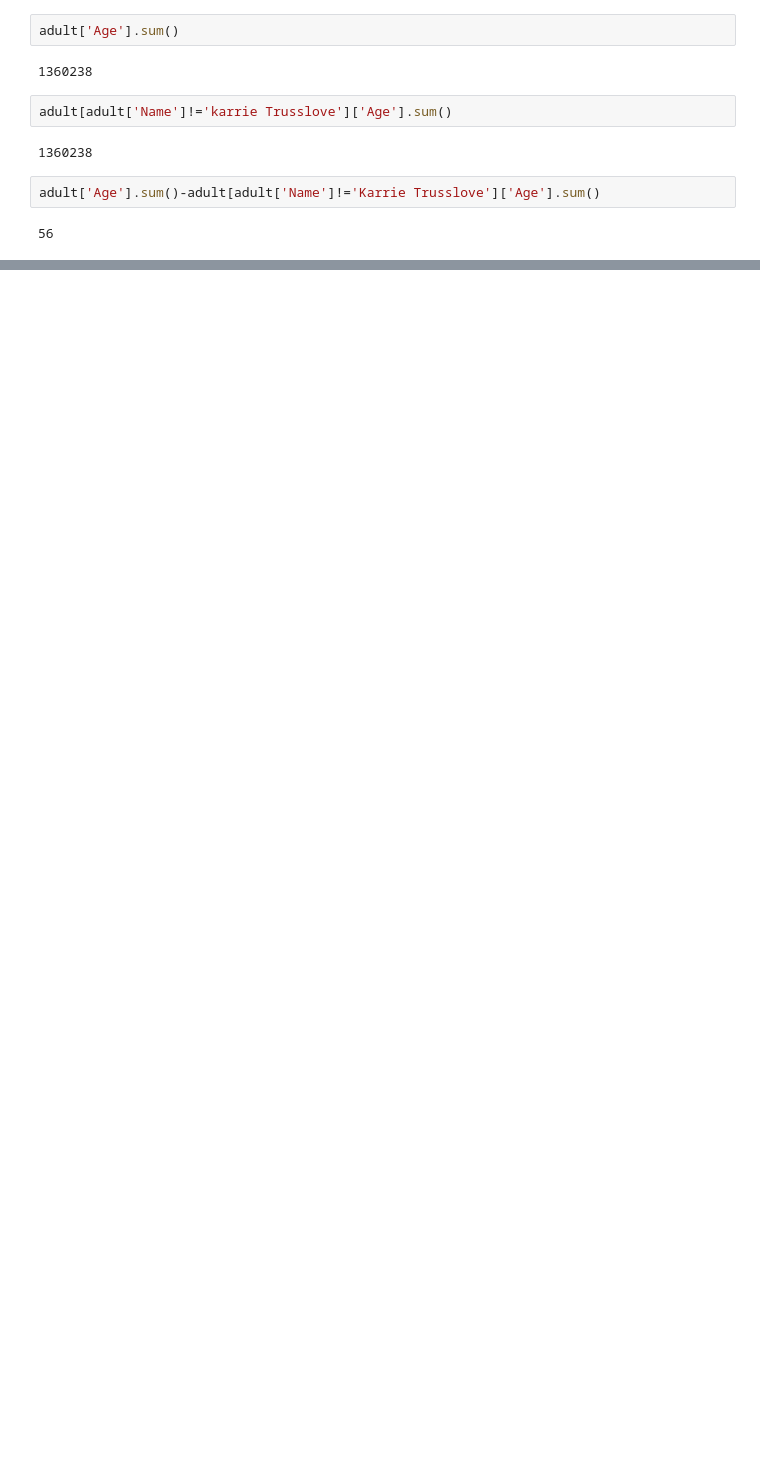
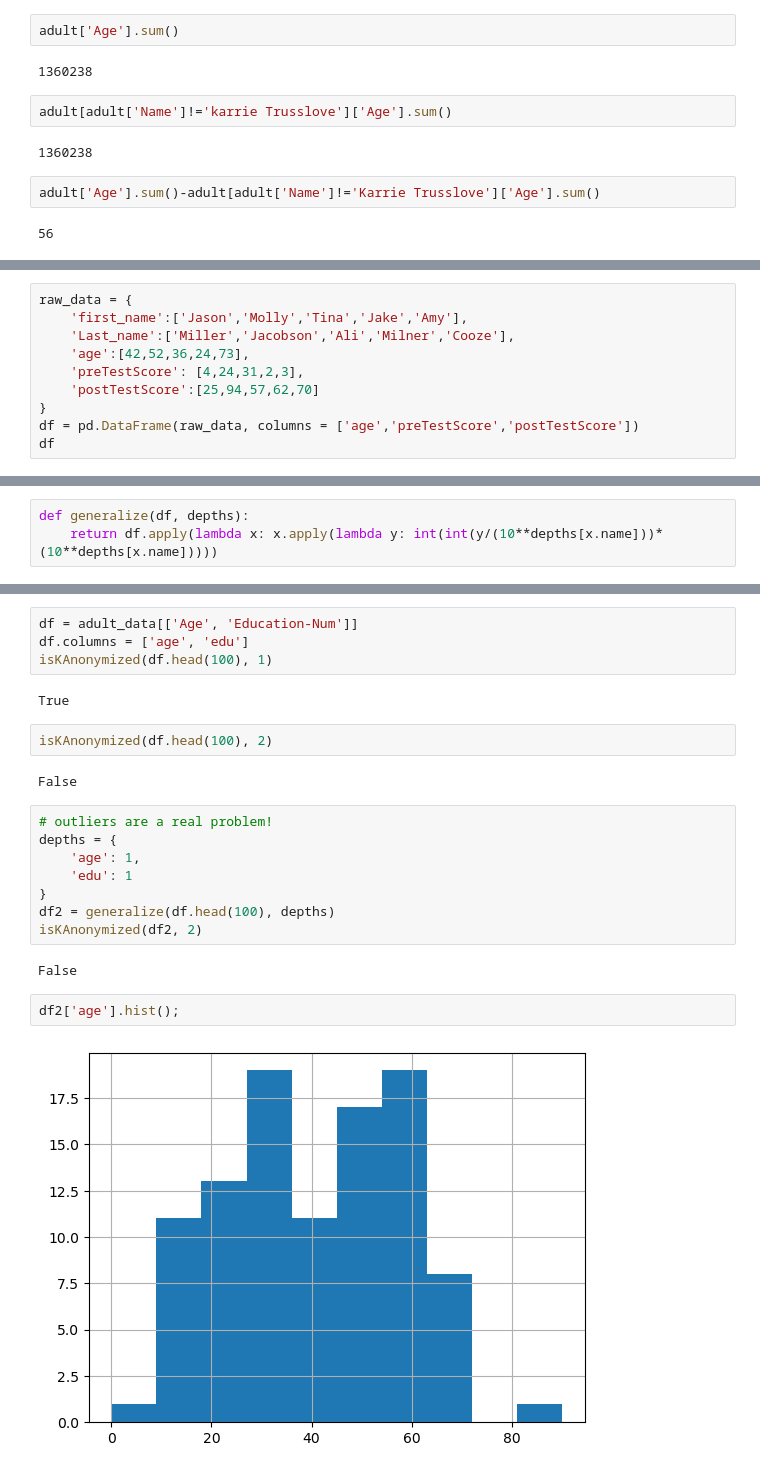
Before and after one commit to DIPrLab/Differential-Privacy, a Jupyter notebook: dp-de-identification.ipynb, the cells around one changed output, grey strips where cells are left out. Saved outputs shown, nothing was run; the diff lists cells and outputs as text; blank space fills up the shorter version.

```diff
--- a/dp-de-identification.ipynb
+++ b/dp-de-identification.ipynb
@@ -91,0 +110,10 @@ adult['Age'].sum()-adult[adult['Name']!='Karrie Trusslove']['Age'].sum()
+# %%
+raw_data = {
+    'first_name':['Jason','Molly','Tina','Jake','Amy'],
+    'Last_name':['Miller','Jacobson','Ali','Milner','Cooze'],
+    'age':[42,52,36,24,73],
+    'preTestScore': [4,24,31,2,3],
+    'postTestScore':[25,94,57,62,70]
+}
+df = pd.DataFrame(raw_data, columns = ['age','preTestScore','postTestScore'])
+df
@@ -91,0 +145,3 @@ adult['Age'].sum()-adult[adult['Name']!='Karrie Trusslove']['Age'].sum()
+# %%
+def generalize(df, depths):
+    return df.apply(lambda x: x.apply(lambda y: int(int(y/(10**depths[x.name]))*(10**depths[x.name]))))
@@ -91,0 +181,24 @@ adult['Age'].sum()-adult[adult['Name']!='Karrie Trusslove']['Age'].sum()
+# %%
+df = adult_data[['Age', 'Education-Num']]
+df.columns = ['age', 'edu']
+isKAnonymized(df.head(100), 1)
+# %% [output]
+True
+# %%
+isKAnonymized(df.head(100), 2)
+# %% [output]
+False
+# %%
+# outliers are a real problem!
+depths = {
+    'age': 1,
+    'edu': 1
+}
+df2 = generalize(df.head(100), depths)
+isKAnonymized(df2, 2)
+# %% [output]
+False
+# %%
+df2['age'].hist();
+# %% [output]
+[figure, added]
```
Also changed, not shown: parts of 27 cells of this notebook.
